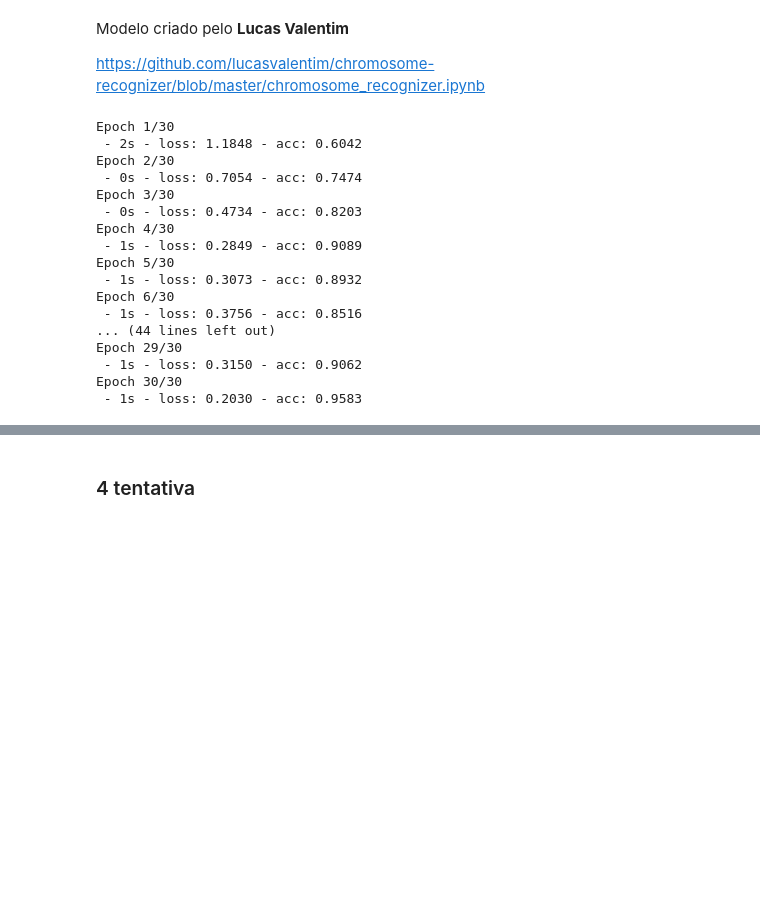
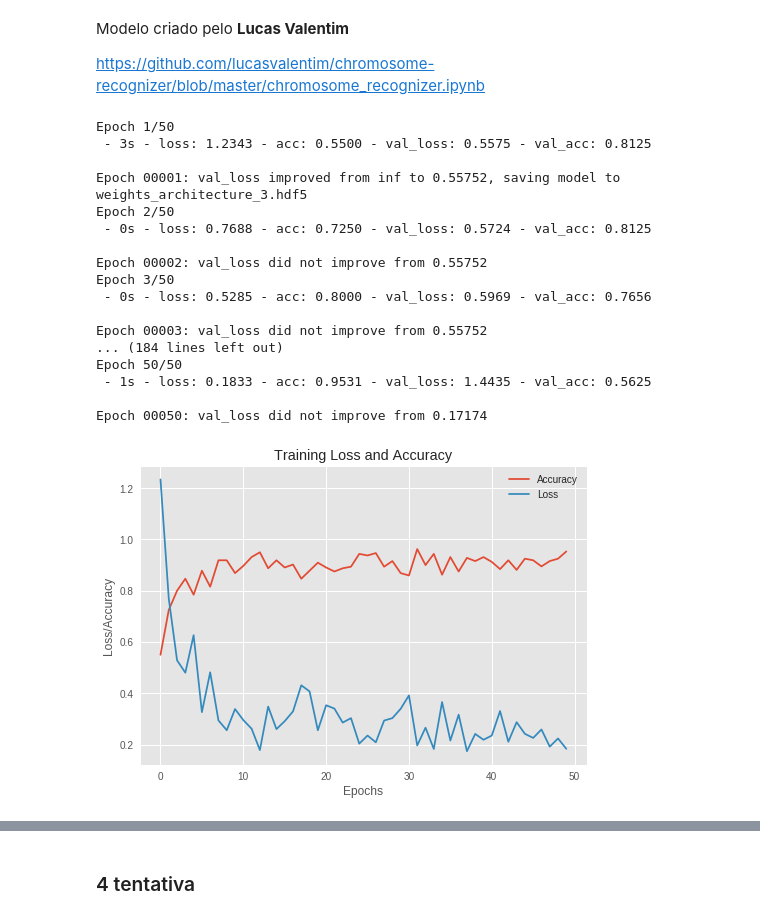
Before and after one commit to FernandaSzAdr/CNN_cromossome, a Jupyter notebook: TesteRedes.ipynb, the cells around one changed output, grey strips where cells are left out. Drawn from its saved outputs; the diff is of its cells as text; code cells hidden in the pictures; blank space fills up the shorter version.

```diff
--- a/TesteRedes.ipynb
+++ b/TesteRedes.ipynb
@@ -251,20 +319,38 @@ stepsPerEpoche = len(train_batches)/bSize
+# %%
+checkpointer = ModelCheckpoint(filepath='weights_architecture_3.hdf5', verbose=1, save_best_only=True)
 # %%
-training = model.fit_generator(train_batches, steps_per_epoch=stepsPerEpoche, epochs=30, verbose=2)
+training = model.fit_generator(train_batches, steps_per_epoch=stepsPerEpoche,
+                   validation_data=validation_batches, validation_steps=validationSteps,
+                   epochs=50, verbose=2, callbacks=[checkpointer])
 # %% [output]
-Epoch 1/30
- - 2s - loss: 1.1848 - acc: 0.6042
-Epoch 2/30
- - 0s - loss: 0.7054 - acc: 0.7474
-Epoch 3/30
- - 0s - loss: 0.4734 - acc: 0.8203
-Epoch 4/30
- - 1s - loss: 0.2849 - acc: 0.9089
-Epoch 5/30
- - 1s - loss: 0.3073 - acc: 0.8932
-Epoch 6/30
- - 1s - loss: 0.3756 - acc: 0.8516
-... (44 lines left out)
-Epoch 29/30
- - 1s - loss: 0.3150 - acc: 0.9062
-Epoch 30/30
- - 1s - loss: 0.2030 - acc: 0.9583
+Epoch 1/50
+ - 3s - loss: 1.2343 - acc: 0.5500 - val_loss: 0.5575 - val_acc: 0.8125
+
+Epoch 00001: val_loss improved from inf to 0.55752, saving model to weights_architecture_3.hdf5
+Epoch 2/50
+ - 0s - loss: 0.7688 - acc: 0.7250 - val_loss: 0.5724 - val_acc: 0.8125
+
+Epoch 00002: val_loss did not improve from 0.55752
+Epoch 3/50
+ - 0s - loss: 0.5285 - acc: 0.8000 - val_loss: 0.5969 - val_acc: 0.7656
+
+Epoch 00003: val_loss did not improve from 0.55752
+... (184 lines left out)
+Epoch 50/50
+ - 1s - loss: 0.1833 - acc: 0.9531 - val_loss: 1.4435 - val_acc: 0.5625
+
+Epoch 00050: val_loss did not improve from 0.17174
+# %%
+# plotar loss e accuracy para os datasets 'train' e 'test'
+plt.style.use("ggplot")
+plt.figure()
+plt.plot(training.history['acc'], label='Accuracy')
+plt.plot(training.history['loss'], label='Loss')
+plt.xlabel('Epochs')
+plt.ylabel('Accuracy')
+plt.title("Training Loss and Accuracy")
+plt.ylabel("Loss/Accuracy")
+plt.legend()
+plt.savefig('architecture_3.png', bbox_inches='tight')
+# %% [output]
+[figure, added]
```
Also changed, not shown: parts of 115 cells of this notebook.
